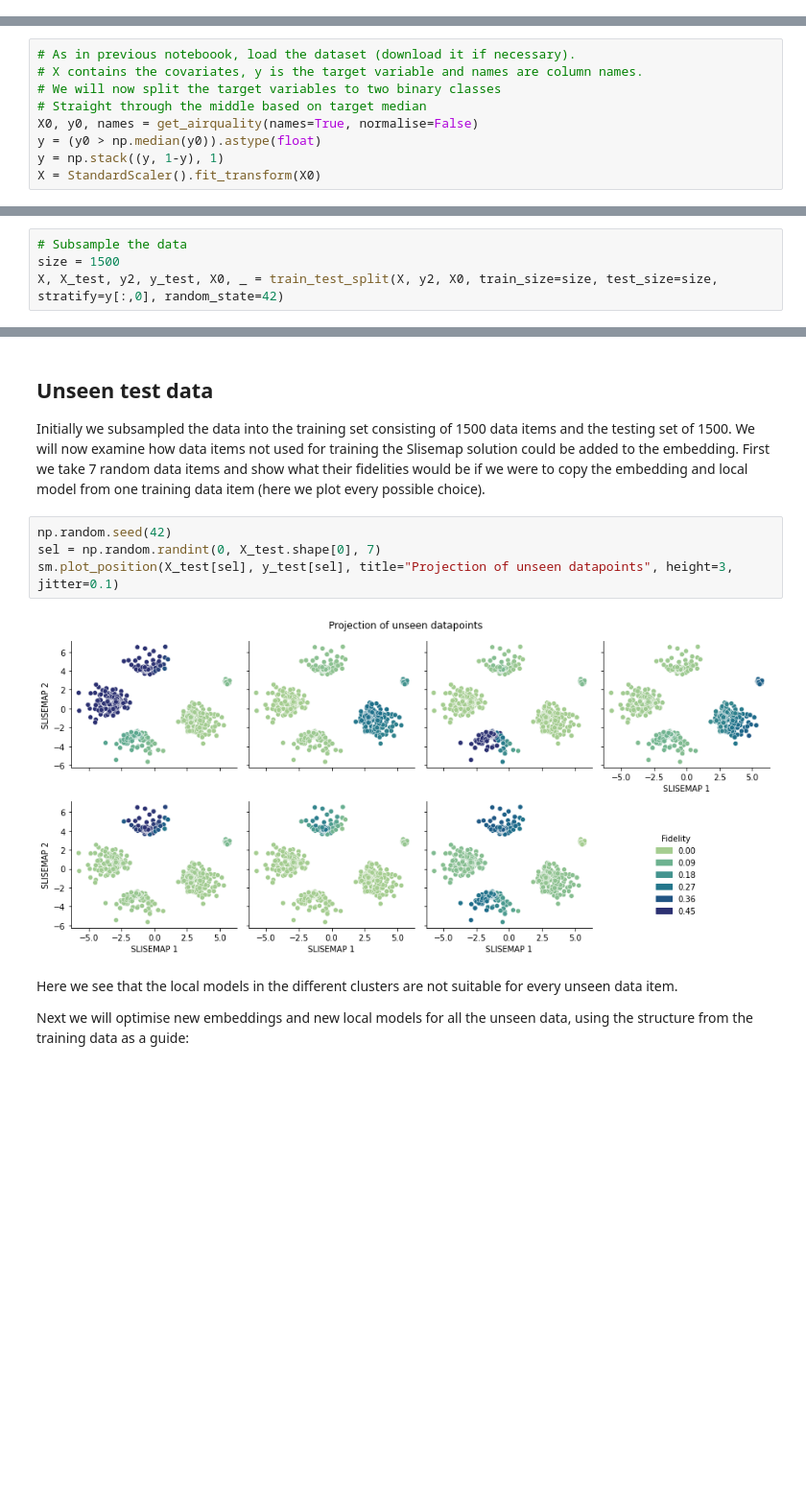
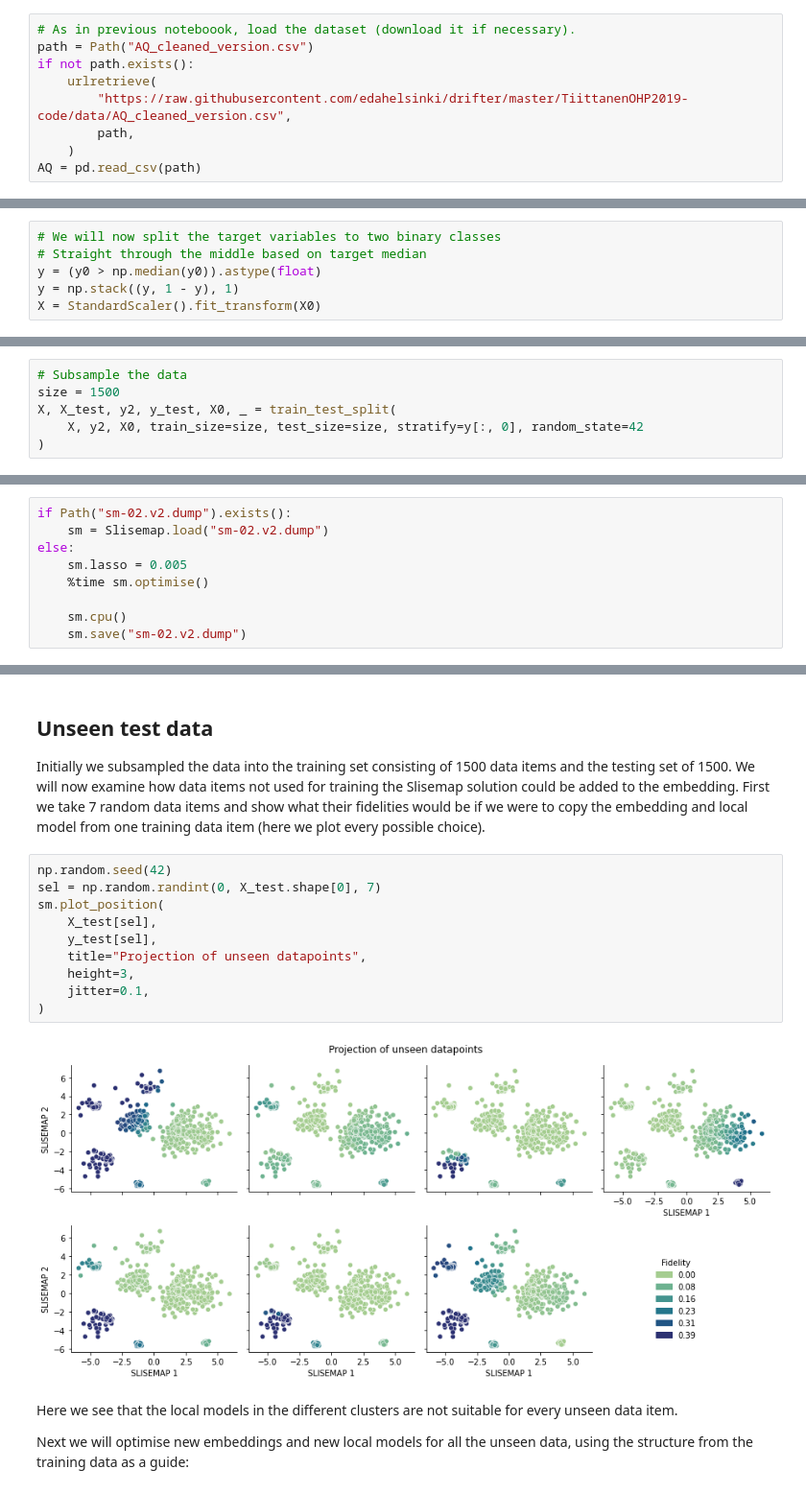
Before and after one commit to edahelsinki/slisemap, a Jupyter notebook: examples/02_classification_example_airquality.ipynb, the cells around one changed output, grey strips where cells are left out. Shown: that part at 96% size. Saved outputs shown, nothing was run; the diff lists cells and outputs as text; blank space fills up the shorter version.

```diff
--- a/examples/02_classification_example_airquality.ipynb
+++ b/examples/02_classification_example_airquality.ipynb
@@ -26,3 +33,12 @@ These are the objectives of this notebook:
 ## Data
 
 The Air Quality dataset contains 7355 hourly instances of 12 different air quality measurements, one of which is used as a dependent variable (CO) and the others as covariates. Since this notebook demonstrates classification, we split the $y$-values into two clusters based on the median.
+# %%
+# As in previous noteboook, load the dataset (download it if necessary).
+path = Path("AQ_cleaned_version.csv")
+if not path.exists():
+    urlretrieve(
+        "https://raw.githubusercontent.com/edahelsinki/drifter/master/TiittanenOHP2019-code/data/AQ_cleaned_version.csv",
+        path,
+    )
+AQ = pd.read_csv(path)
@@ -29,11 +83,8 @@ The Air Quality dataset contains 7355 hourly instances of 12 different air quali
 # %%
-# As in previous noteboook, load the dataset (download it if necessary).
-# X contains the covariates, y is the target variable and names are column names.
 # We will now split the target variables to two binary classes
 # Straight through the middle based on target median
-X0, y0, names = get_airquality(names=True, normalise=False)
 y = (y0 > np.median(y0)).astype(float)
-y = np.stack((y, 1-y), 1)
+y = np.stack((y, 1 - y), 1)
 X = StandardScaler().fit_transform(X0)
 # %% [markdown]
 ### Black box model
@@ -49,5 +100,7 @@ Since we are now dealing with a classification task we replace the default white
 # %%
 # Subsample the data
 size = 1500
-X, X_test, y2, y_test, X0, _ = train_test_split(X, y2, X0, train_size=size, test_size=size, stratify=y[:,0], random_state=42)
+X, X_test, y2, y_test, X0, _ = train_test_split(
+    X, y2, X0, train_size=size, test_size=size, stratify=y[:, 0], random_state=42
+)
 # %% [markdown]
@@ -92,3 +143,12 @@ Wall time: 1min 40s
+# %%
+if Path("sm-02.v2.dump").exists():
+    sm = Slisemap.load("sm-02.v2.dump")
+else:
+    sm.lasso = 0.005
+    %time sm.optimise()
+
+    sm.cpu()
+    sm.save("sm-02.v2.dump")
 # %%
 sm.plot(title="Slisemap with Air Quality data", variables=names)
 # %% [output]
@@ -122,9 +195,15 @@ Initially we subsampled the data into the training set consisting of 1500 data i
 # %%
 np.random.seed(42)
 sel = np.random.randint(0, X_test.shape[0], 7)
-sm.plot_position(X_test[sel], y_test[sel], title="Projection of unseen datapoints", height=3, jitter=0.1)
+sm.plot_position(
+    X_test[sel],
+    y_test[sel],
+    title="Projection of unseen datapoints",
+    height=3,
+    jitter=0.1,
+)
 # %% [output]
-[figure, old version]
+[figure, new version]
 # %% [markdown]
 Here we see that the local models in the different clusters are not suitable for every unseen data item.
 
```
Also changed, not shown: parts of 14 cells of this notebook, 10 other files.
